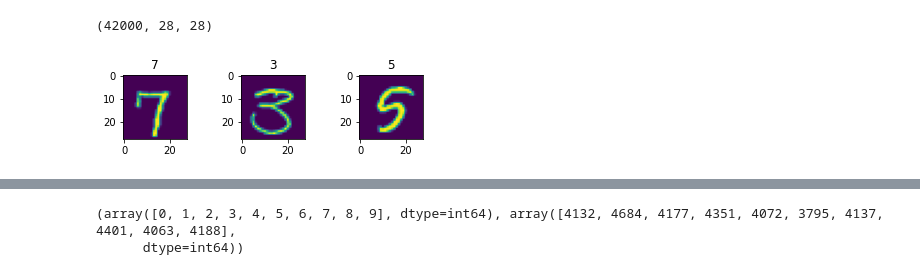
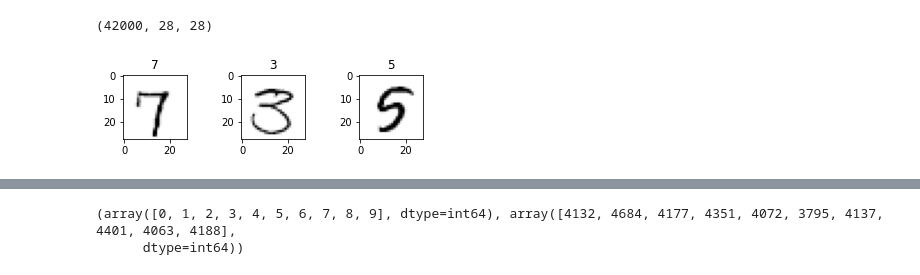
Before and after one commit to Melodyellinn/Projet_CNN, a Jupyter notebook: CNN/notebook_model.ipynb, the cells around one changed output, grey strips where cells are left out. Drawn from its saved outputs; the diff is of its cells as text; code cells hidden in the pictures.

```diff
--- a/CNN/Brouillon_CNN.ipynb
+++ b/CNN/notebook_model.ipynb
@@ -52,3 +47,3 @@ import tensorflow as tf
 # %%
-train = pd.read_csv("train.csv")
-test = pd.read_csv("test.csv")
+train = pd.read_csv("data/train.csv")
+test = pd.read_csv("data/test.csv")
@@ -159,8 +194,8 @@ X.shape
 # %%
 for i in range(6,9):
     plt.subplot(330 + (i+1))
-    plt.imshow(X_train[i])
-    plt.title(y_train[i]);
+    plt.imshow(X[i], cmap='Greys')
+    plt.title(y[i]);
 # %% [output]
-[figure, old version]
+[figure, new version]
 # %%
```
Also changed, not shown: parts of 30 cells of this notebook, 1 other file.
